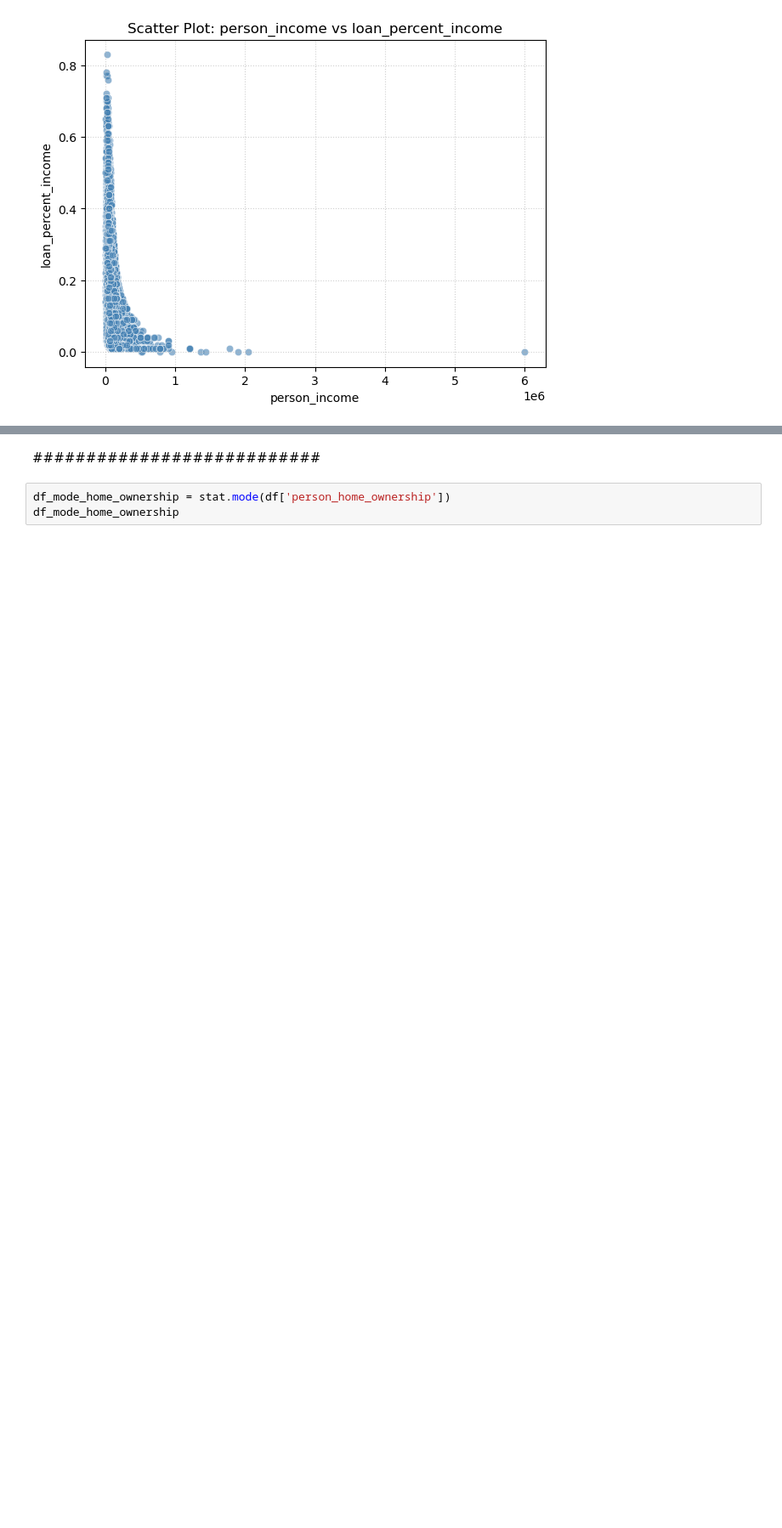
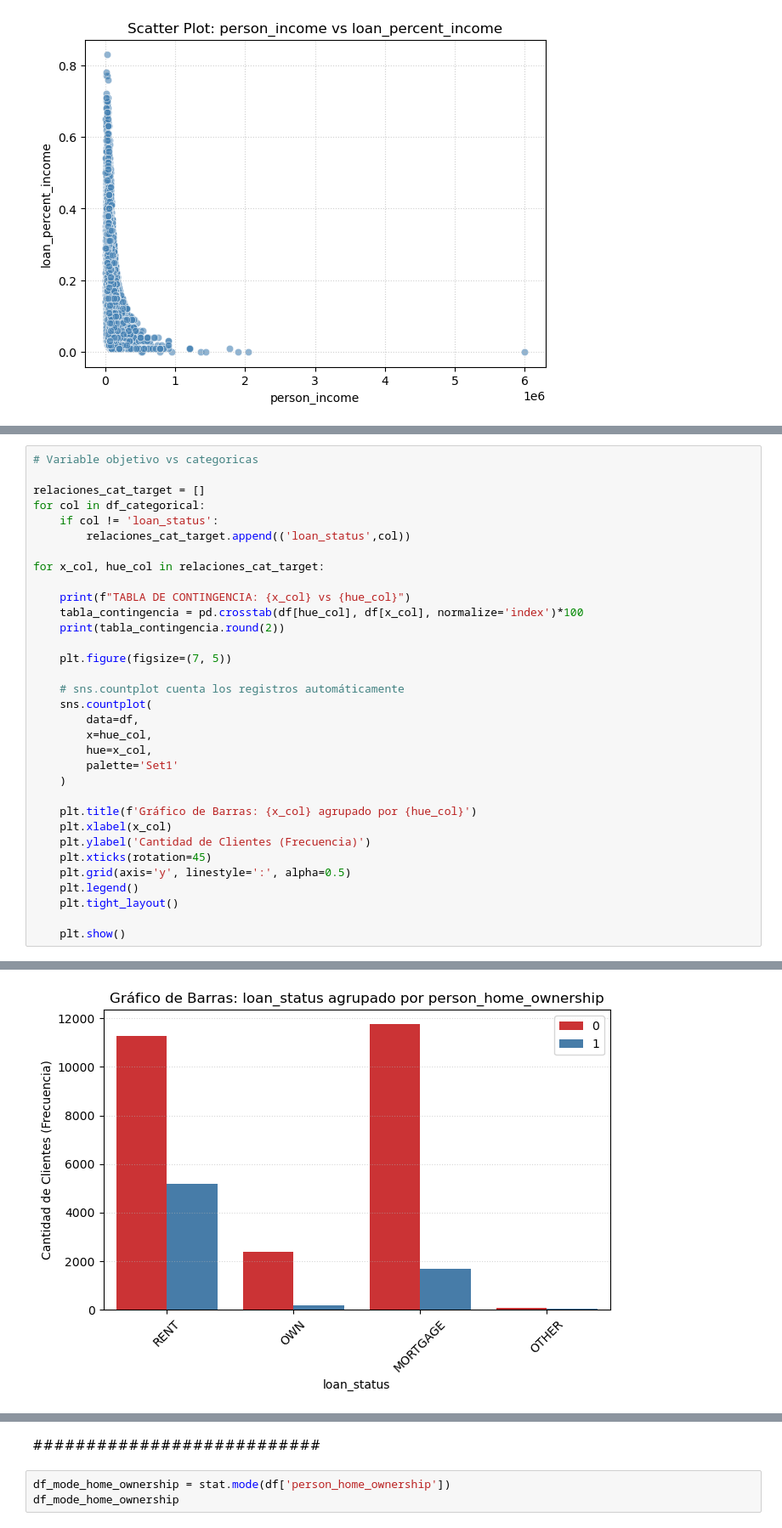
Before and after one commit to luisrr01/Credit-Risk-Analysis, a Jupyter notebook: notebooks/01_eda.ipynb, the cells around one changed output, grey strips where cells are left out. Shown at 85% size. Cells and saved outputs as stored; diff of their text form; blank space fills up the shorter version.

```diff
--- a/notebooks/01_eda.ipynb
+++ b/notebooks/01_eda.ipynb
@@ -326,0 +470,34 @@ Passing `palette` without assigning `hue` is deprecated and will be removed in v
+# %%
+# Variable objetivo vs categoricas
+
+relaciones_cat_target = []
+for col in df_categorical:
+    if col != 'loan_status':
+        relaciones_cat_target.append(('loan_status',col))
+
+for x_col, hue_col in relaciones_cat_target:
+
+    print(f"TABLA DE CONTINGENCIA: {x_col} vs {hue_col}")
+    tabla_contingencia = pd.crosstab(df[hue_col], df[x_col], normalize='index')*100
+    print(tabla_contingencia.round(2))
+
+    plt.figure(figsize=(7, 5))
+
+    # sns.countplot cuenta los registros automáticamente
+    sns.countplot(
+        data=df,
+        x=hue_col,
+        hue=x_col,
+        palette='Set1'
+    )
+
+    plt.title(f'Gráfico de Barras: {x_col} agrupado por {hue_col}')
+    plt.xlabel(x_col)
+    plt.ylabel('Cantidad de Clientes (Frecuencia)')
+    plt.xticks(rotation=45)
+    plt.grid(axis='y', linestyle=':', alpha=0.5)
+    plt.legend()
+    plt.tight_layout()
+
+    plt.show()
+# %% [output]
@@ -326,0 +511 @@ Passing `palette` without assigning `hue` is deprecated and will be removed in v
+[figure, added]
```
Also changed, not shown: parts of 7 cells of this notebook, 1 other file.
